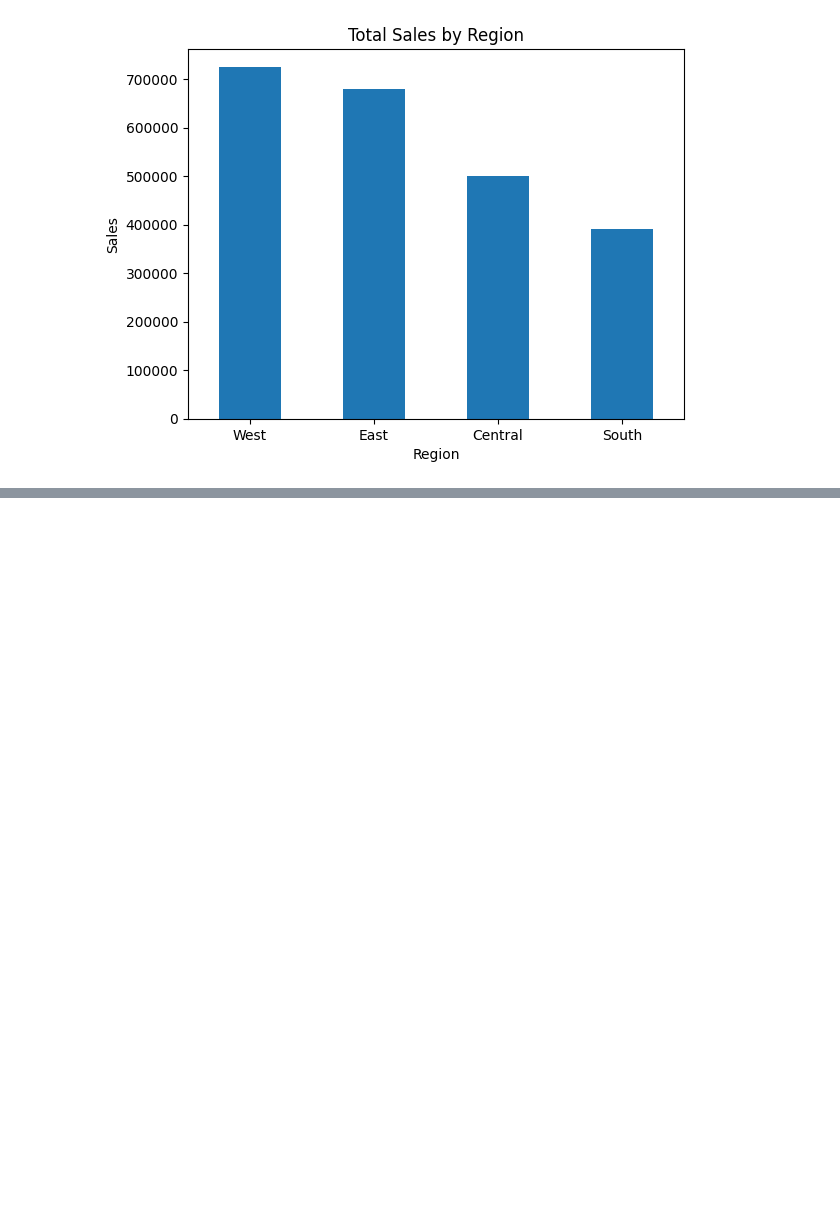
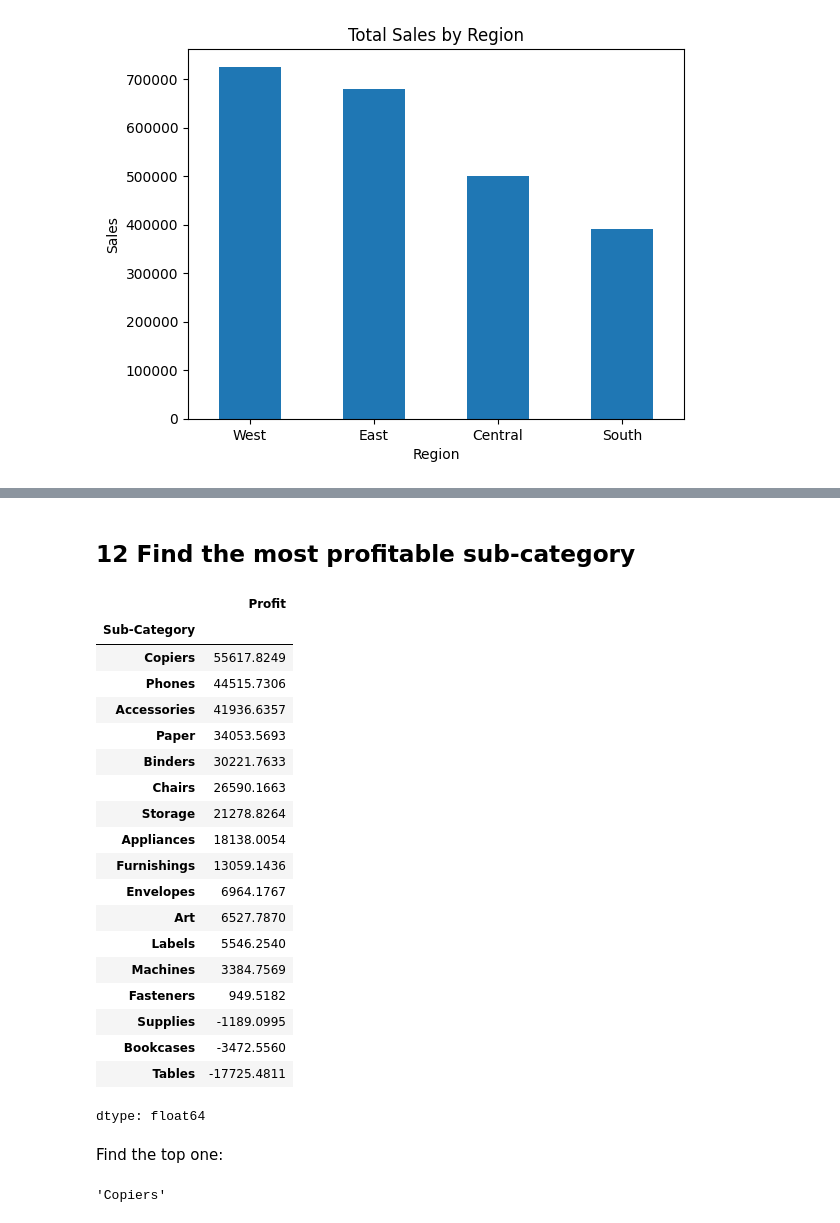
Before and after one commit to mukund1040/Data-Analytics-Projects, a Jupyter notebook: 02-Sales-Data-Analysis/Sales_Data_Analysis.ipynb, the cells around one changed output, grey strips where cells are left out. Drawn from its saved outputs; the diff is of its cells as text; code cells hidden in the pictures; blank space fills up the shorter version.

```diff
--- a/02-Sales-Data-Analysis/Sales_Data_Analysis.ipynb
+++ b/02-Sales-Data-Analysis/Sales_Data_Analysis.ipynb
@@ -399,0 +437,33 @@ plt.show()
+# %% [markdown]
+## 12 Find the most profitable sub-category
+# %%
+subcategory_profit = df.groupby("Sub-Category")["Profit"].sum().sort_values(ascending=False)
+
+subcategory_profit
+# %% [output]
+|  | Profit |
+| Sub-Category |  |
+| Copiers | 55617.8249 |
+| Phones | 44515.7306 |
+| Accessories | 41936.6357 |
+| Paper | 34053.5693 |
+| Binders | 30221.7633 |
+| Chairs | 26590.1663 |
+| Storage | 21278.8264 |
+| Appliances | 18138.0054 |
+| Furnishings | 13059.1436 |
+| Envelopes | 6964.1767 |
+| Art | 6527.7870 |
+| Labels | 5546.2540 |
+| Machines | 3384.7569 |
+| Fasteners | 949.5182 |
+| Supplies | -1189.0995 |
+| Bookcases | -3472.5560 |
+| Tables | -17725.4811 |
+dtype: float64
+# %% [markdown]
+Find the top one:
+# %%
+subcategory_profit.idxmax()
+# %% [output]
+'Copiers'
```
Also changed, not shown: parts of 10 cells of this notebook.
